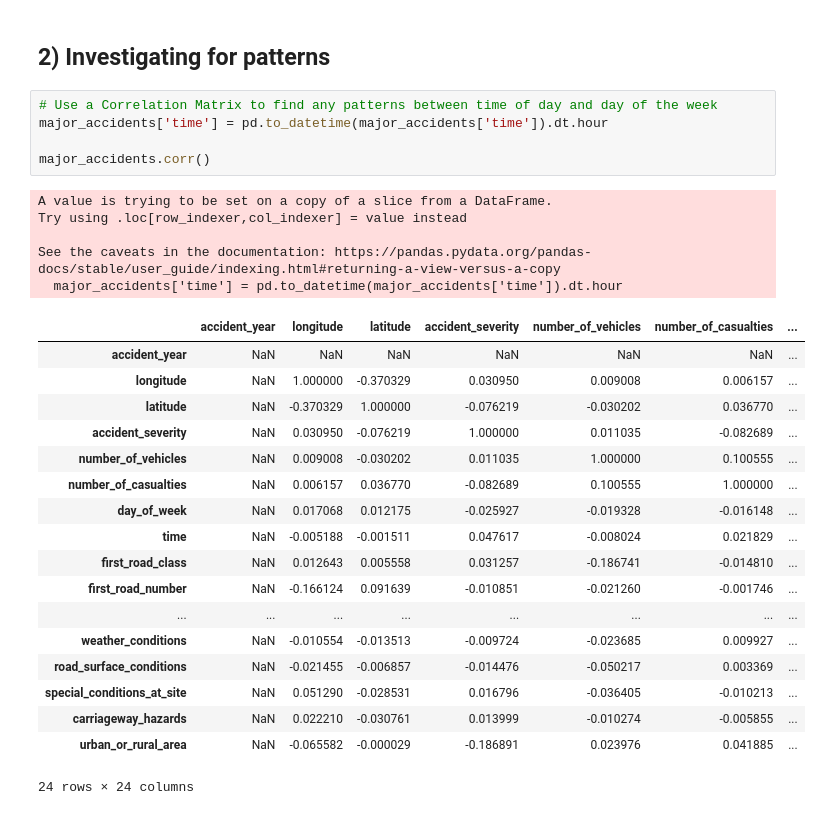
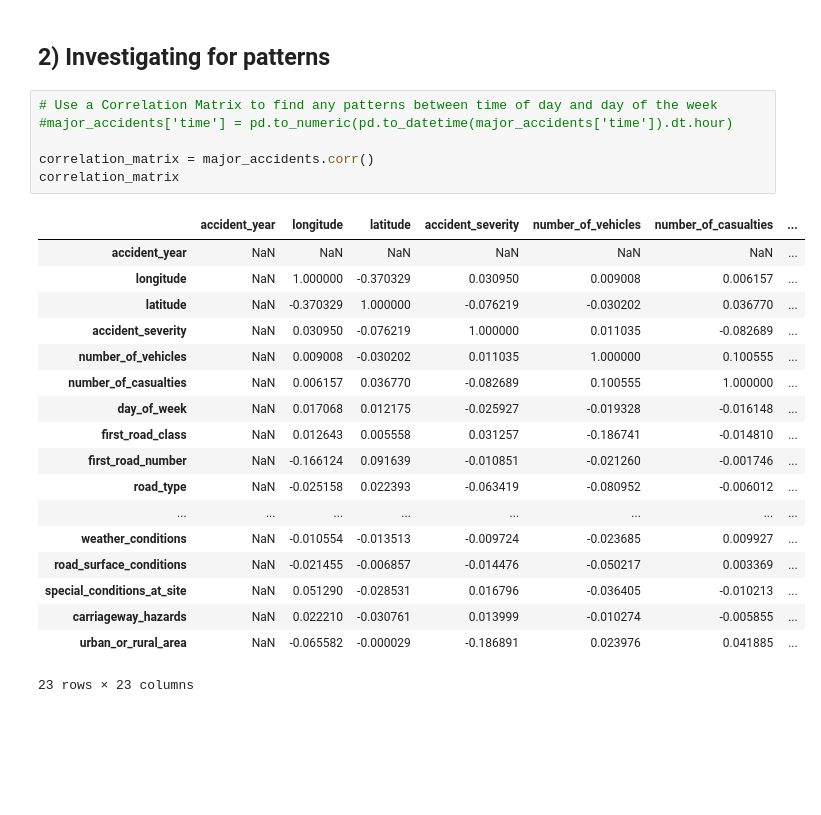
Before and after one commit to awesomepack/High-Fatality-Car-Accidents, a Jupyter notebook: Incident_Analysis.ipynb, the cells around one changed output. Saved outputs shown, nothing was run; the diff lists cells and outputs as text; blank space fills up the shorter version.

```diff
--- a/Incident_Analysis.ipynb
+++ b/Incident_Analysis.ipynb
@@ -127,30 +127,26 @@ TOD.value_counts().plot(kind = 'bar')
 ## 2) Investigating for patterns
 # %%
 # Use a Correlation Matrix to find any patterns between time of day and day of the week
-major_accidents['time'] = pd.to_datetime(major_accidents['time']).dt.hour
+#major_accidents['time'] = pd.to_numeric(pd.to_datetime(major_accidents['time']).dt.hour)
 
-major_accidents.corr()
+correlation_matrix = major_accidents.corr()
+correlation_matrix
 # %% [output]
+|  | accident_year | longitude | latitude | accident_severity | number_of_vehicles | number_of_casualties | ... |
+| accident_year | NaN | NaN | NaN | NaN | NaN | NaN | ... |
+| longitude | NaN | 1.000000 | -0.370329 | 0.030950 | 0.009008 | 0.006157 | ... |
+| latitude | NaN | -0.370329 | 1.000000 | -0.076219 | -0.030202 | 0.036770 | ... |
+| accident_severity | NaN | 0.030950 | -0.076219 | 1.000000 | 0.011035 | -0.082689 | ... |
+| number_of_vehicles | NaN | 0.009008 | -0.030202 | 0.011035 | 1.000000 | 0.100555 | ... |
+| number_of_casualties | NaN | 0.006157 | 0.036770 | -0.082689 | 0.100555 | 1.000000 | ... |
+| day_of_week | NaN | 0.017068 | 0.012175 | -0.025927 | -0.019328 | -0.016148 | ... |
+| first_road_class | NaN | 0.012643 | 0.005558 | 0.031257 | -0.186741 | -0.014810 | ... |
+| first_road_number | NaN | -0.166124 | 0.091639 | -0.010851 | -0.021260 | -0.001746 | ... |
+| road_type | NaN | -0.025158 | 0.022393 | -0.063419 | -0.080952 | -0.006012 | ... |
+| ... | ... | ... | ... | ... | ... | ... | ... |
+| weather_conditions | NaN | -0.010554 | -0.013513 | -0.009724 | -0.023685 | 0.009927 | ... |
+| road_surface_conditions | NaN | -0.021455 | -0.006857 | -0.014476 | -0.050217 | 0.003369 | ... |
+| special_conditions_at_site | NaN | 0.051290 | -0.028531 | 0.016796 | -0.036405 | -0.010213 | ... |
+| carriageway_hazards | NaN | 0.022210 | -0.030761 | 0.013999 | -0.010274 | -0.005855 | ... |
+| urban_or_rural_area | NaN | -0.065582 | -0.000029 | -0.186891 | 0.023976 | 0.041885 | ... |
-A value is trying to be set on a copy of a slice from a DataFrame.
-Try using .loc[row_indexer,col_indexer] = value instead
-
-See the caveats in the documentation: https://pandas.pydata.org/pandas-docs/stable/user_guide/indexing.html#returning-a-view-versus-a-copy
-  major_accidents['time'] = pd.to_datetime(major_accidents['time']).dt.hour
+23 rows × 23 columns
-|  | accident_year | longitude | latitude | accident_severity | number_of_vehicles | number_of_casualties | ... |
-| accident_year | NaN | NaN | NaN | NaN | NaN | NaN | ... |
-| longitude | NaN | 1.000000 | -0.370329 | 0.030950 | 0.009008 | 0.006157 | ... |
-| latitude | NaN | -0.370329 | 1.000000 | -0.076219 | -0.030202 | 0.036770 | ... |
-| accident_severity | NaN | 0.030950 | -0.076219 | 1.000000 | 0.011035 | -0.082689 | ... |
-| number_of_vehicles | NaN | 0.009008 | -0.030202 | 0.011035 | 1.000000 | 0.100555 | ... |
-| number_of_casualties | NaN | 0.006157 | 0.036770 | -0.082689 | 0.100555 | 1.000000 | ... |
-| day_of_week | NaN | 0.017068 | 0.012175 | -0.025927 | -0.019328 | -0.016148 | ... |
-| time | NaN | -0.005188 | -0.001511 | 0.047617 | -0.008024 | 0.021829 | ... |
-| first_road_class | NaN | 0.012643 | 0.005558 | 0.031257 | -0.186741 | -0.014810 | ... |
-| first_road_number | NaN | -0.166124 | 0.091639 | -0.010851 | -0.021260 | -0.001746 | ... |
-| ... | ... | ... | ... | ... | ... | ... | ... |
-| weather_conditions | NaN | -0.010554 | -0.013513 | -0.009724 | -0.023685 | 0.009927 | ... |
-| road_surface_conditions | NaN | -0.021455 | -0.006857 | -0.014476 | -0.050217 | 0.003369 | ... |
-| special_conditions_at_site | NaN | 0.051290 | -0.028531 | 0.016796 | -0.036405 | -0.010213 | ... |
-| carriageway_hazards | NaN | 0.022210 | -0.030761 | 0.013999 | -0.010274 | -0.005855 | ... |
-| urban_or_rural_area | NaN | -0.065582 | -0.000029 | -0.186891 | 0.023976 | 0.041885 | ... |
-24 rows × 24 columns
```
